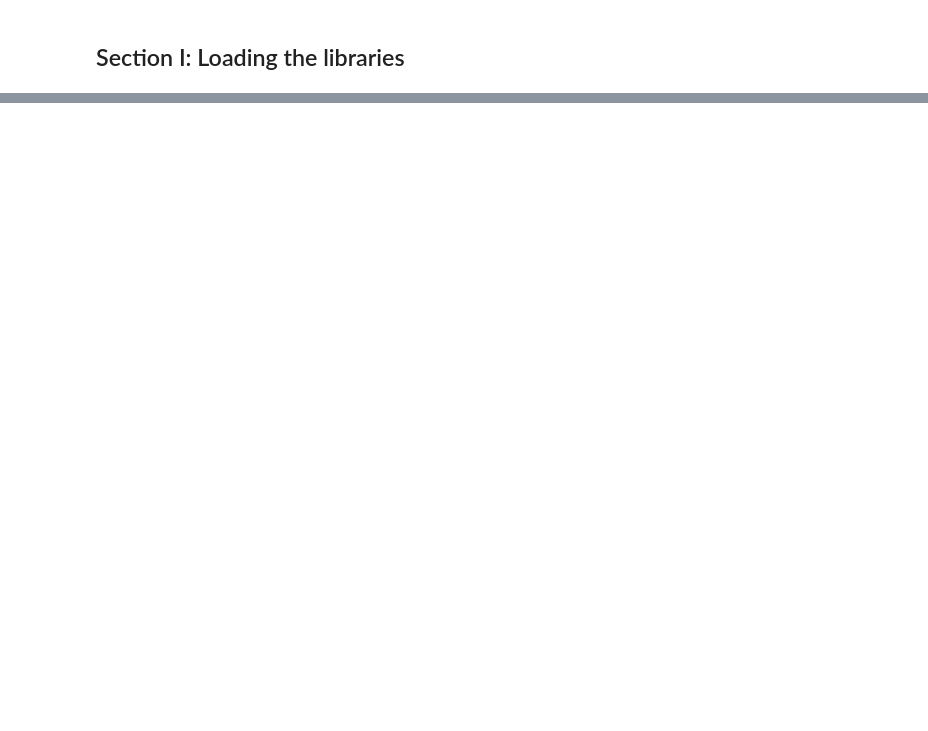
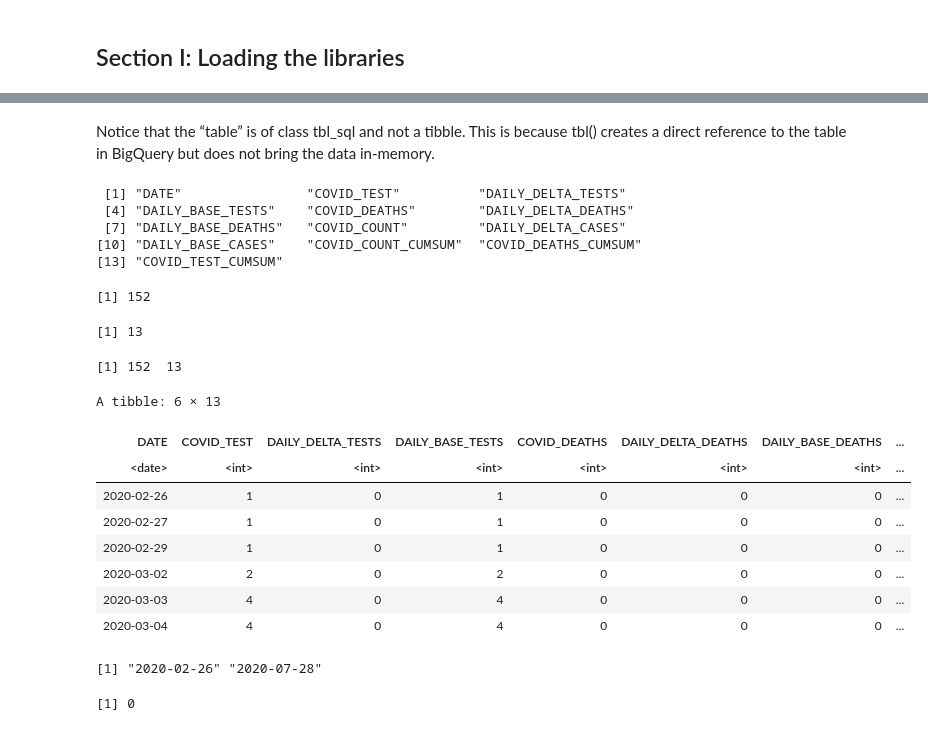
Before and after one commit to ironhacks/Tutorials-COVID-19, a Jupyter notebook: part-2/Part-II-BigQuery-and-notebookR.ipynb, the cells around one changed output, grey strips where cells are left out. Drawn from its saved outputs; the diff is of its cells as text; code cells hidden in the pictures; blank space fills up the shorter version.

```diff
--- a/part-2/Part-II-BigQuery-and-notebookR.ipynb
+++ b/part-2/Part-II-BigQuery-and-notebookR.ipynb
@@ -43,0 +87,8 @@ TEXT JET TO COME
+# %%
+projectid<-'ironhacks-covid19-data'
+datasetid<-'ironhacks_covid19_training'
+bq_conn <-  DBI::dbConnect(bigquery(),
+                            project = projectid,
+                            dataset = datasetid,
+                            use_legacy_sql = FALSE
+                      ) ## setting up the project and the database connection
@@ -43,0 +110,4 @@ TEXT JET TO COME
+# %%
+table<-dplyr::tbl(bq_conn,'covid19_tests_cases_deaths_IN')
+# %% [markdown]
+Notice that the “table” is of class tbl_sql and not a tibble. This is because tbl() creates a direct reference to the table in BigQuery but does not bring the data in-memory.
@@ -43,0 +116,36 @@ TEXT JET TO COME
+# %%
+colnames(table)
+# %% [output]
+ [1] "DATE"                "COVID_TEST"          "DAILY_DELTA_TESTS"
+ [4] "DAILY_BASE_TESTS"    "COVID_DEATHS"        "DAILY_DELTA_DEATHS"
+ [7] "DAILY_BASE_DEATHS"   "COVID_COUNT"         "DAILY_DELTA_CASES"
+[10] "DAILY_BASE_CASES"    "COVID_COUNT_CUMSUM"  "COVID_DEATHS_CUMSUM"
+[13] "COVID_TEST_CUMSUM"
+# %%
+nrow(as.data.frame(table))
+length(as.data.frame(table))
+dim(as.data.frame(table))
+# %% [output]
+[1] 152
+[1] 13
+[1] 152  13
+# %%
+head(table)
+# %% [output]
+A tibble: 6 × 13
+| DATE | COVID_TEST | DAILY_DELTA_TESTS | DAILY_BASE_TESTS | COVID_DEATHS | DAILY_DELTA_DEATHS | DAILY_BASE_DEATHS | ... |
+| <date> | <int> | <int> | <int> | <int> | <int> | <int> | ... |
+| 2020-02-26 | 1 | 0 | 1 | 0 | 0 | 0 | ... |
+| 2020-02-27 | 1 | 0 | 1 | 0 | 0 | 0 | ... |
+| 2020-02-29 | 1 | 0 | 1 | 0 | 0 | 0 | ... |
+| 2020-03-02 | 2 | 0 | 2 | 0 | 0 | 0 | ... |
+| 2020-03-03 | 4 | 0 | 4 | 0 | 0 | 0 | ... |
+| 2020-03-04 | 4 | 0 | 4 | 0 | 0 | 0 | ... |
+# %%
+range(table$DATE) #what's the range of the time series
+# %% [output]
+[1] "2020-02-26" "2020-07-28"
+# %%
+sum(is.na(table)) #are there missing entries?
+# %% [output]
+[1] 0
```
Also changed, not shown: parts of 43 cells of this notebook, 3 other files.
